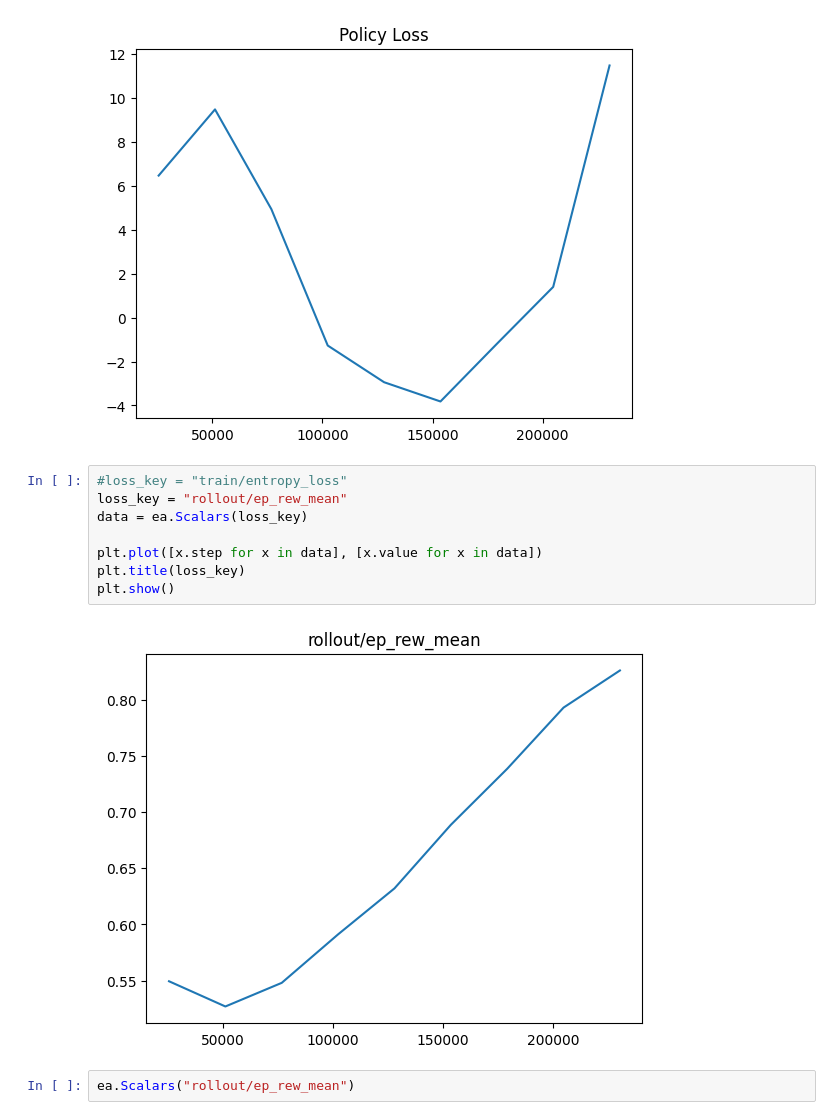
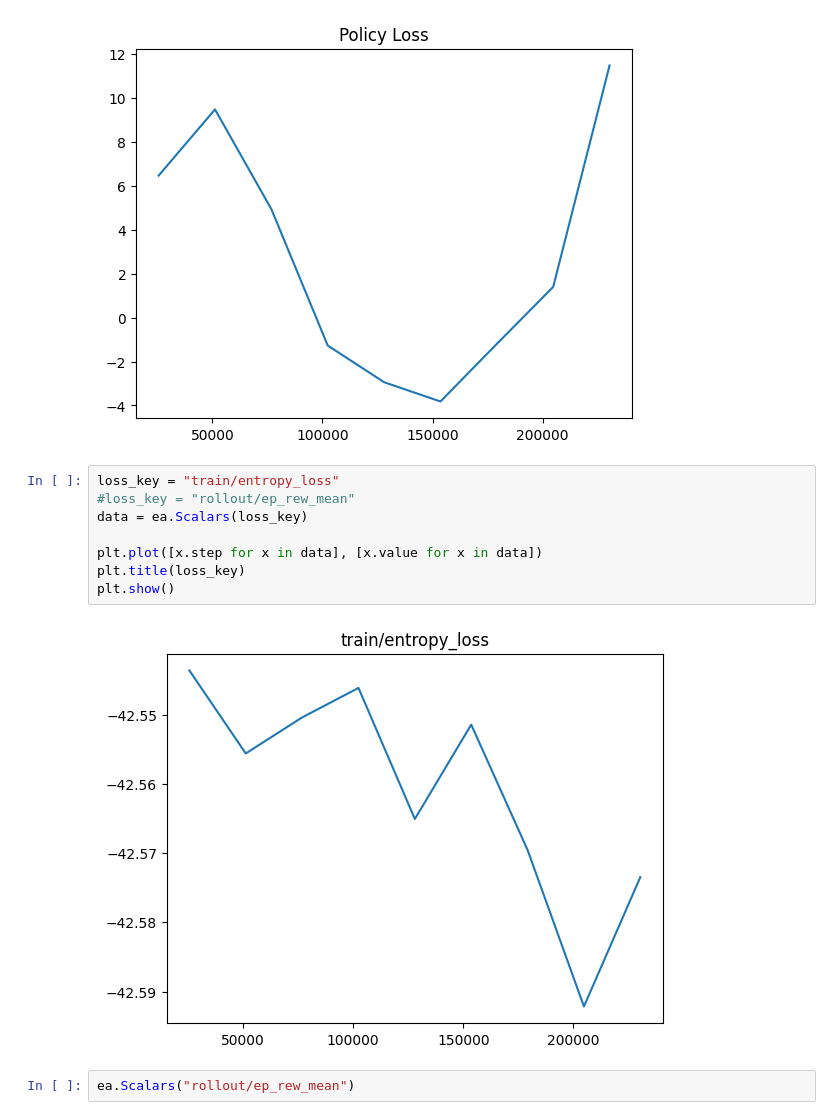
Before and after one commit to andoniiribarren/HRL_MAML_StockTrading, a Jupyter notebook: demo/test_demo_RLbase.ipynb, the cells around one changed output. Saved outputs shown, nothing was run; the diff lists cells and outputs as text.

```diff
--- a/demo/test_demo.ipynb
+++ b/demo/test_demo_RLbase.ipynb
@@ -203,15 +203,15 @@ plt.show()
 # %% [output]
 [figure]
 # %%
-#loss_key = "train/entropy_loss"
-loss_key = "rollout/ep_rew_mean"
+loss_key = "train/entropy_loss"
+#loss_key = "rollout/ep_rew_mean"
 data = ea.Scalars(loss_key)
 
 plt.plot([x.step for x in data], [x.value for x in data])
 plt.title(loss_key)
 plt.show()
 # %% [output]
-[figure, old version]
+[figure, new version]
 # %%
 ea.Scalars("rollout/ep_rew_mean")
 # %% [output]
```
Also changed, not shown: 7 other files.
